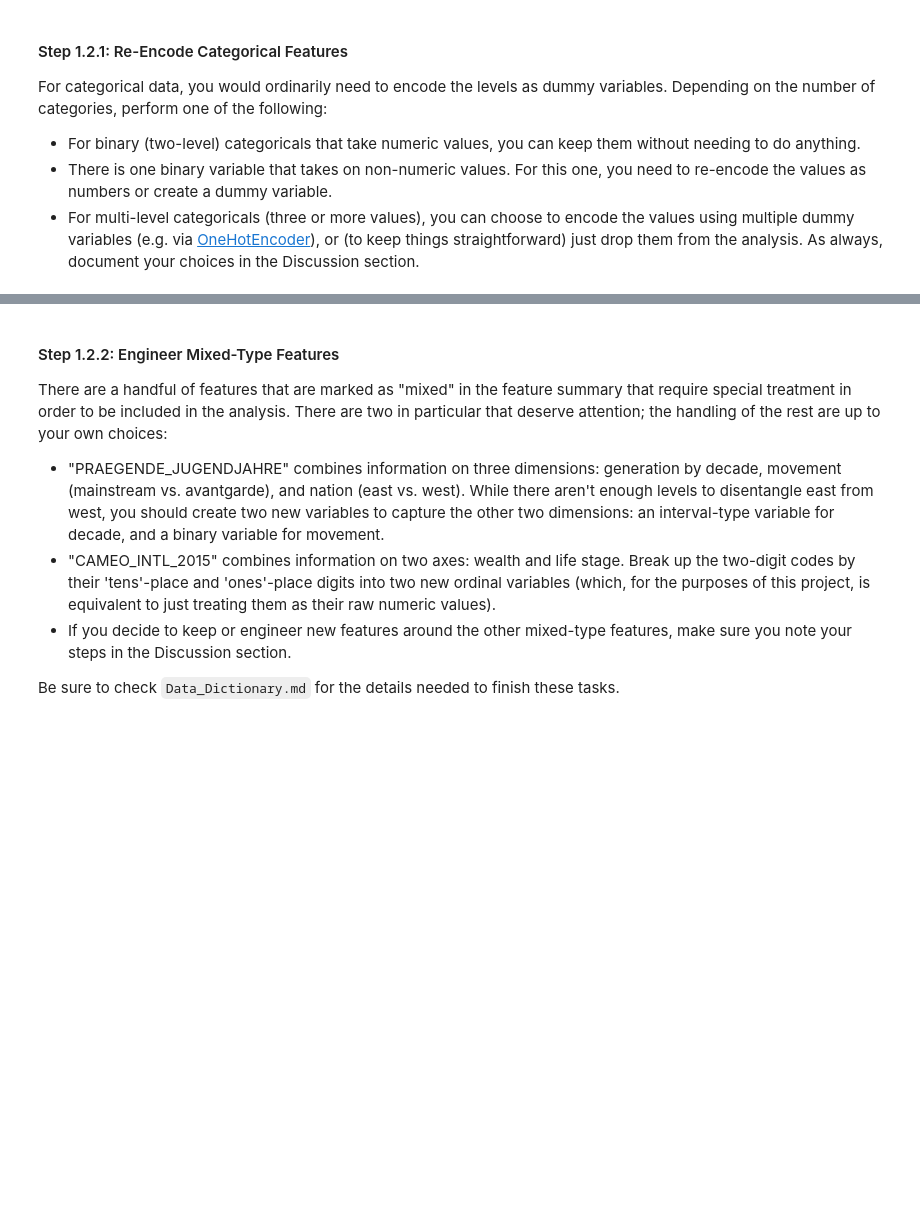
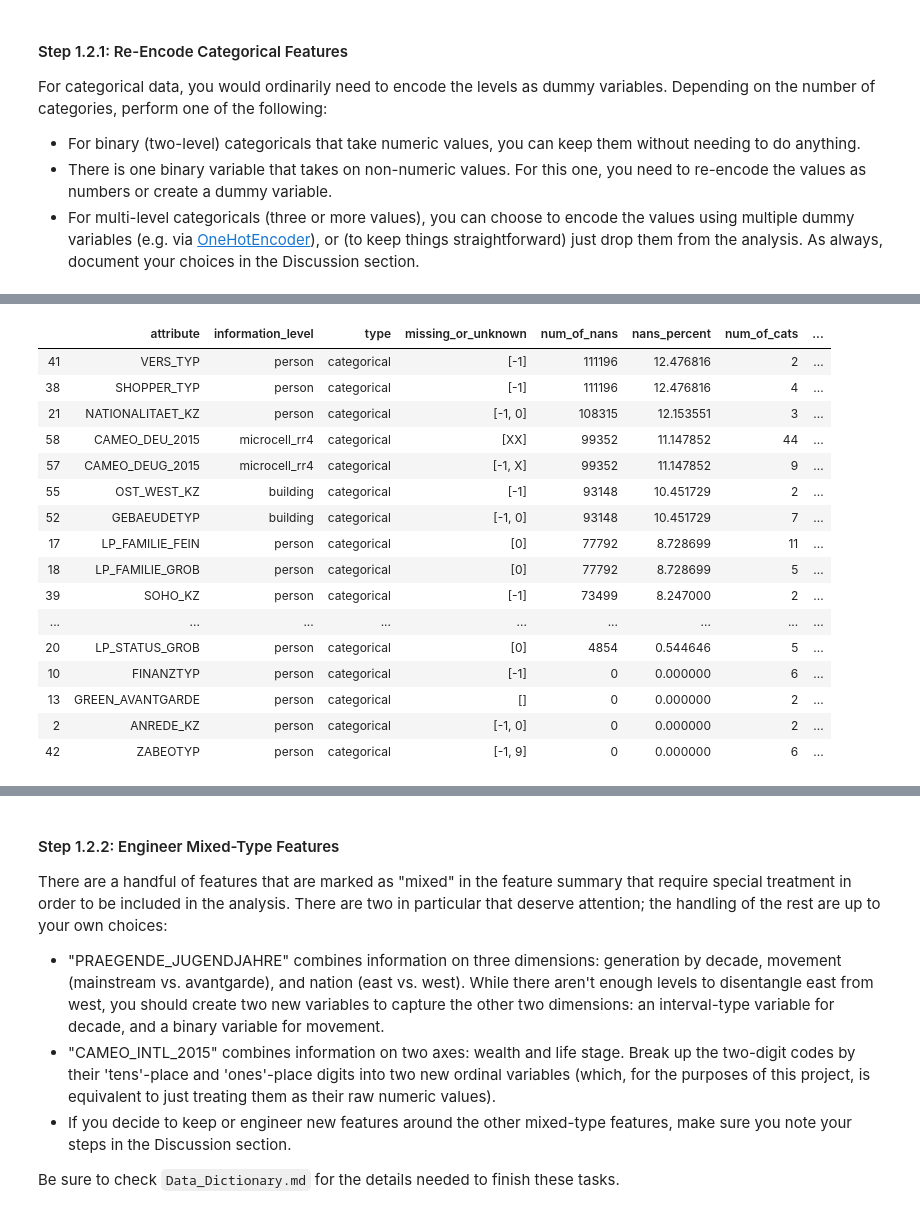
Before and after one commit to rajashekar/Identify_Customer_Segments, a Jupyter notebook: Identify_Customer_Segments.ipynb, the cells around one changed output, grey strips where cells are left out. Cells and saved outputs as stored; diff of their text form; code cells hidden in the pictures; blank space fills up the shorter version.

Commit message:
feat: Adding encoding to categorical columns

```diff
--- a/Identify_Customer_Segments.ipynb
+++ b/Identify_Customer_Segments.ipynb
@@ -393,3 +402,6 @@ For categorical data, you would ordinarily need to encode the levels as dummy va
 # %%
 # Assess categorical variables: which are binary, which are multi-level, and
 # which one needs to be re-encoded?
+num_of_cats = azdias.loc[:,feat_info.query("type == 'categorical'")['attribute']].nunique()
+feat_info_cat = feat_info_ext[feat_info_ext['attribute'].isin(num_of_cats.index.tolist())]
+num_of_cats = num_of_cats[num_of_cats > 0]
@@ -395,0 +430,7 @@ For categorical data, you would ordinarily need to encode the levels as dummy va
+# %%
+feat_info_cat = feat_info_cat.merge(
+        pd.DataFrame(data={'num_of_cats': num_of_cats}),
+        left_on='attribute',
+        right_index=True
+    )
+feat_info_cat
@@ -395,0 +455,30 @@ For categorical data, you would ordinarily need to encode the levels as dummy va
+# %%
+df_dict = {}
+for col in num_of_cats.index.tolist():
+    df_dict[col] = azdias[col].unique()
+
+feat_info_cat = feat_info_cat.merge(
+        pd.DataFrame(data={'cat_values': df_dict}),
+        left_on='attribute',
+        right_index=True
+    )
+
+feat_info_cat
+# %% [output]
+|  | attribute | information_level | type | missing_or_unknown | num_of_nans | nans_percent | num_of_cats | ... |
+| 41 | VERS_TYP | person | categorical | [-1] | 111196 | 12.476816 | 2 | ... |
+| 38 | SHOPPER_TYP | person | categorical | [-1] | 111196 | 12.476816 | 4 | ... |
+| 21 | NATIONALITAET_KZ | person | categorical | [-1, 0] | 108315 | 12.153551 | 3 | ... |
+| 58 | CAMEO_DEU_2015 | microcell_rr4 | categorical | [XX] | 99352 | 11.147852 | 44 | ... |
+| 57 | CAMEO_DEUG_2015 | microcell_rr4 | categorical | [-1, X] | 99352 | 11.147852 | 9 | ... |
+| 55 | OST_WEST_KZ | building | categorical | [-1] | 93148 | 10.451729 | 2 | ... |
+| 52 | GEBAEUDETYP | building | categorical | [-1, 0] | 93148 | 10.451729 | 7 | ... |
+| 17 | LP_FAMILIE_FEIN | person | categorical | [0] | 77792 | 8.728699 | 11 | ... |
+| 18 | LP_FAMILIE_GROB | person | categorical | [0] | 77792 | 8.728699 | 5 | ... |
+| 39 | SOHO_KZ | person | categorical | [-1] | 73499 | 8.247000 | 2 | ... |
+| ... | ... | ... | ... | ... | ... | ... | ... | ... |
+| 20 | LP_STATUS_GROB | person | categorical | [0] | 4854 | 0.544646 | 5 | ... |
+| 10 | FINANZTYP | person | categorical | [-1] | 0 | 0.000000 | 6 | ... |
+| 13 | GREEN_AVANTGARDE | person | categorical | [] | 0 | 0.000000 | 2 | ... |
+| 2 | ANREDE_KZ | person | categorical | [-1, 0] | 0 | 0.000000 | 2 | ... |
+| 42 | ZABEOTYP | person | categorical | [-1, 9] | 0 | 0.000000 | 6 | ... |
```
Also changed, not shown: parts of 12 cells of this notebook.
